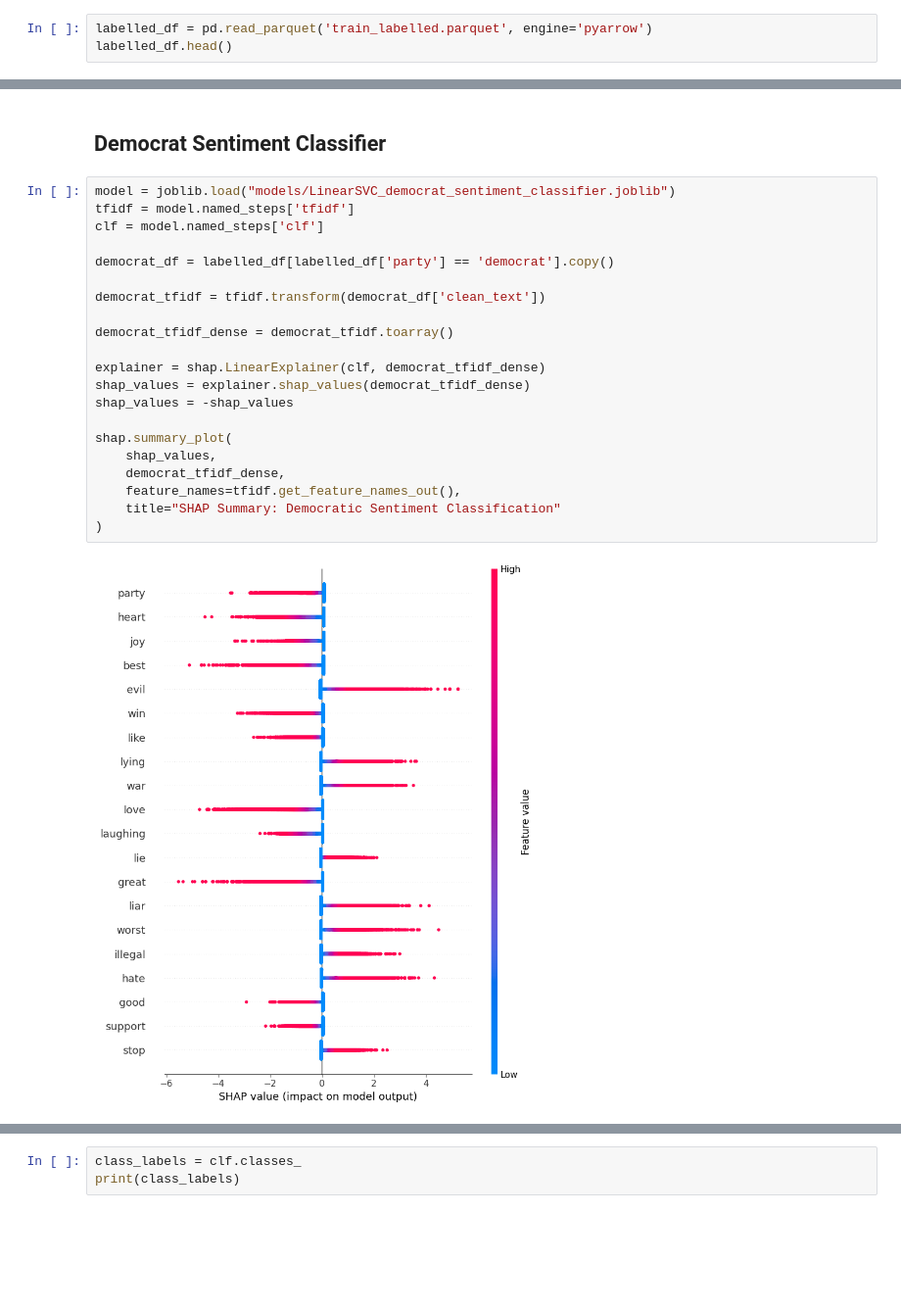
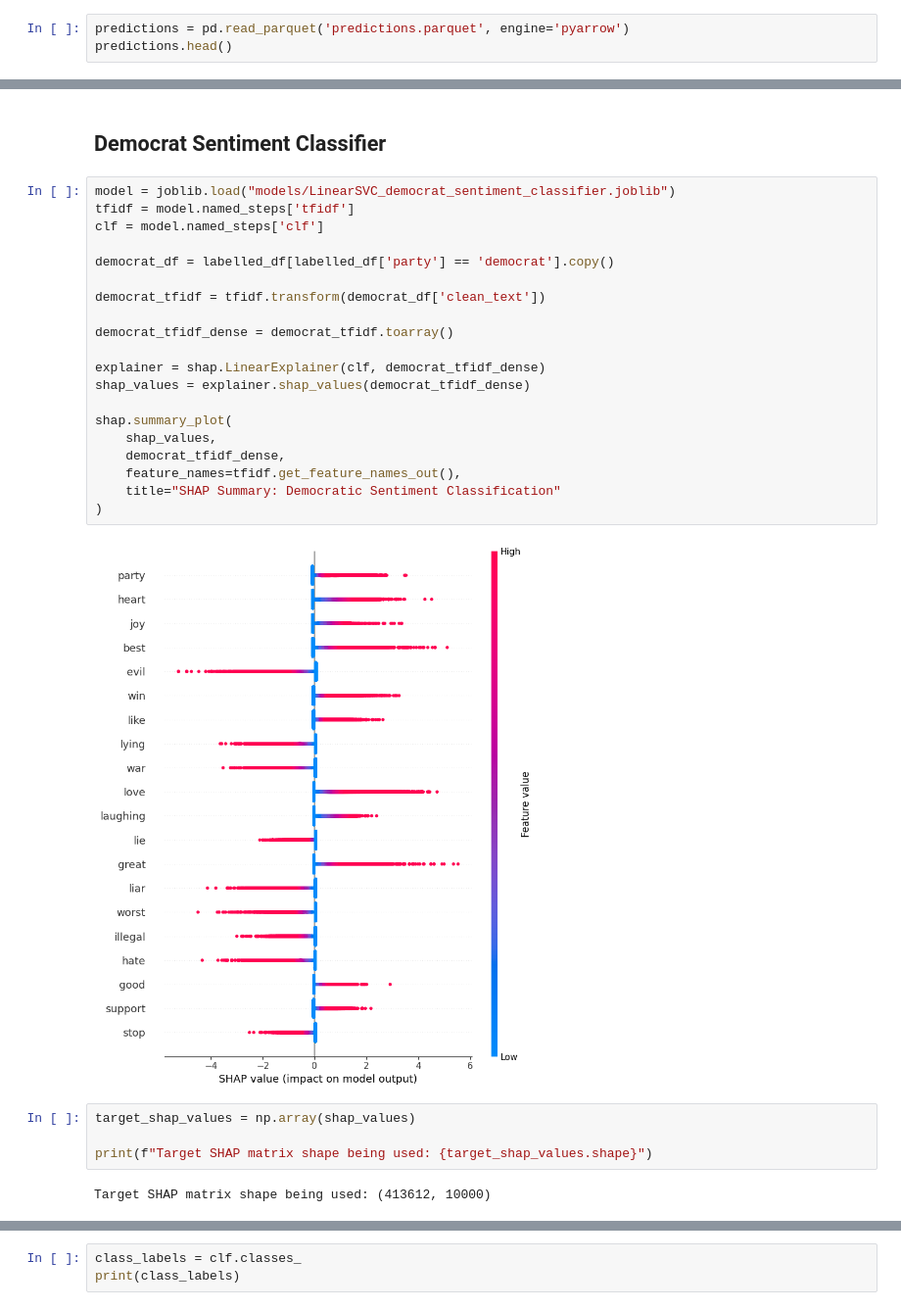
Before and after one commit to Birkbeck/msc-project-source-code-files-24-25-tayyib-saddique, a Jupyter notebook: x_processing/shap.ipynb, the cells around one changed output, grey strips where cells are left out. Shown at 98% size. Drawn from its saved outputs; the diff is of its cells as text; blank space fills up the shorter version.

Commit message:
adding shap party analysis

```diff
--- a/x_processing/shap.ipynb
+++ b/x_processing/shap.ipynb
@@ -8,4 +11,4 @@ import numpy as np
 # %%
-labelled_df = pd.read_parquet('train_labelled.parquet', engine='pyarrow')
-labelled_df.head()
+predictions = pd.read_parquet('predictions.parquet', engine='pyarrow')
+predictions.head()
 # %% [output]
@@ -164,24 +276,29 @@ Consistency (Top 10 by Positive Attribution Rate)
 # %%
 model = joblib.load("models/LinearSVC_democrat_sentiment_classifier.joblib")
 tfidf = model.named_steps['tfidf']
 clf = model.named_steps['clf']
 
 democrat_df = labelled_df[labelled_df['party'] == 'democrat'].copy()
 
 democrat_tfidf = tfidf.transform(democrat_df['clean_text'])
 
 democrat_tfidf_dense = democrat_tfidf.toarray()
 
 explainer = shap.LinearExplainer(clf, democrat_tfidf_dense)
 shap_values = explainer.shap_values(democrat_tfidf_dense)
-shap_values = -shap_values
 
 shap.summary_plot(
     shap_values,
     democrat_tfidf_dense,
     feature_names=tfidf.get_feature_names_out(),
     title="SHAP Summary: Democratic Sentiment Classification"
 )
 # %% [output]
-[figure, old version]
+[figure, new version]
+# %%
+target_shap_values = np.array(shap_values)
+
+print(f"Target SHAP matrix shape being used: {target_shap_values.shape}")
+# %% [output]
+Target SHAP matrix shape being used: (413612, 10000)
 # %%
```
Also changed, not shown: parts of 22 cells of this notebook.
